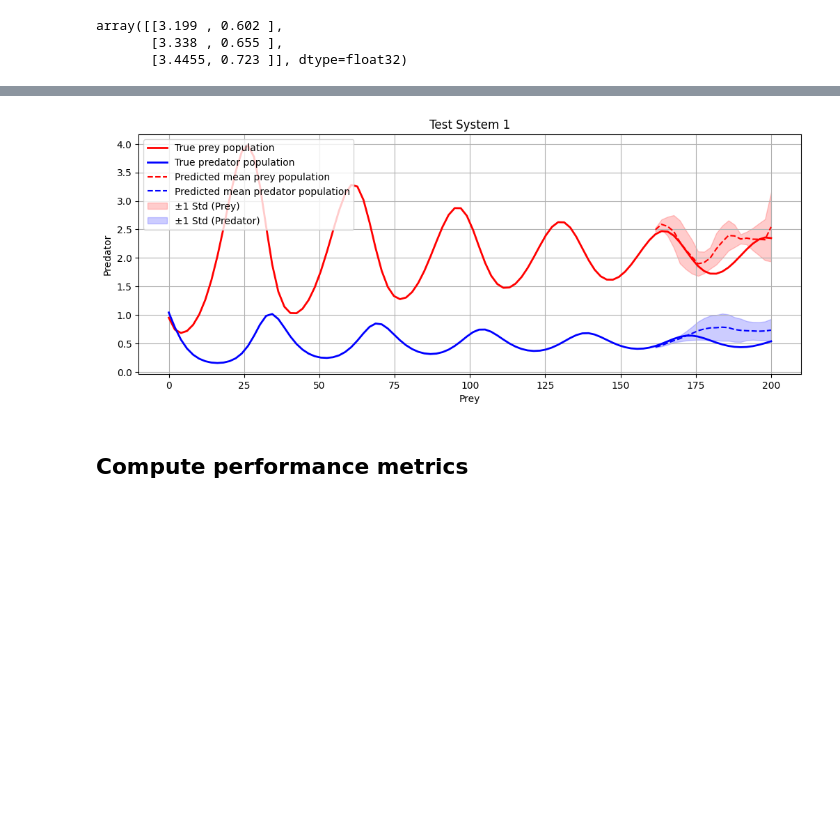
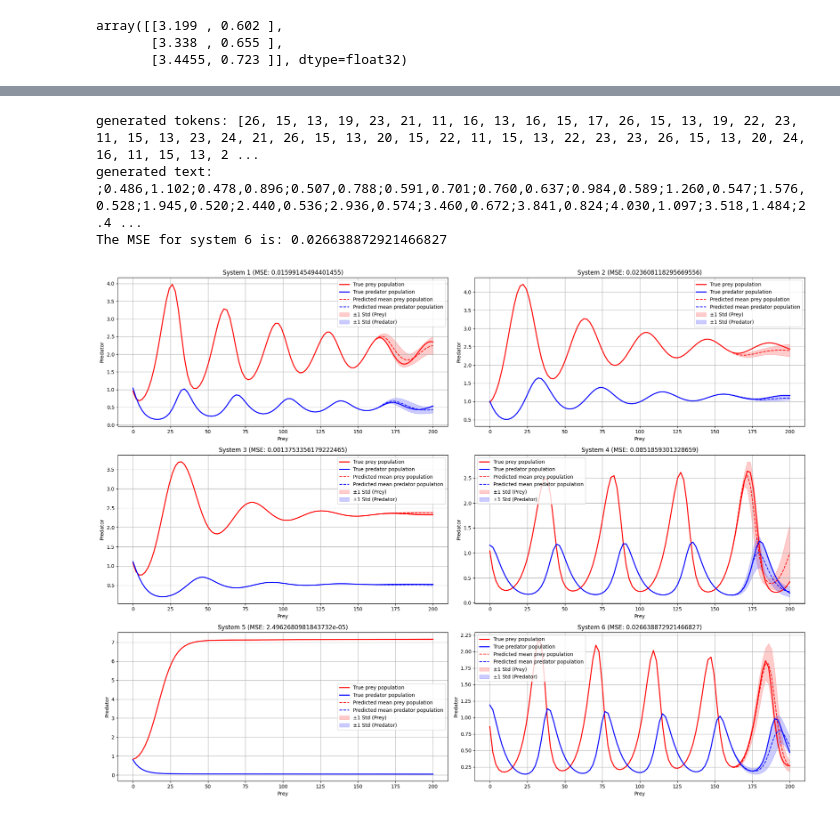
Before and after one commit to liuzhimei/M2_coursework, a Jupyter notebook: lora.ipynb, the cells around one changed output, grey strips where cells are left out. Saved outputs shown, nothing was run; the diff lists cells and outputs as text; code cells hidden in the pictures; blank space fills up the shorter version.

```diff
--- a/lora.ipynb
+++ b/lora.ipynb
@@ -119,8 +119,7 @@ train_losses = []
 val_losses = []
 
 model.train()
-epochs = 2
-max_steps = 1000
+epochs = 10
 steps = 0
 
 # Training loop
@@ -128,7 +127,7 @@ for epoch in range(epochs):
     total_train_loss = 0
     num_batches_train = 0
 
-    progress_bar_train = tqdm(train_loader, desc="Training")
+    progress_bar_train = tqdm(train_loader, desc=f"Training: step {steps}")
     for (batch,) in progress_bar_train:
         torch.cuda.empty_cache()
 
@@ -155,7 +154,7 @@ for epoch in range(epochs):
 
     model.eval()
     total_val_loss = 0
-    num_batches_val = 0
+    # num_batches_val = 0
     with torch.no_grad():
         progress_bar_val = tqdm(val_loader, desc="Validating")
         for (batch,) in progress_bar_val:
@@ -165,7 +164,7 @@ for epoch in range(epochs):
             loss = outputs.loss
 
             total_val_loss += loss.item()
-            num_batches_val += 1
+            # num_batches_val += 1
 
     # avg_val_loss = total_val_loss / num_batches_val
     val_losses.append(total_val_loss / len(val_loader.dataset))
@@ -233,12 +240,12 @@ array([[3.199 , 0.602 ],
        [3.338 , 0.655 ],
        [3.4455, 0.723 ]], dtype=float32)
 # %%
-def plot_predictions(model, accelerator, tokenizer, decimals=3):
-    plt.figure(figsize=(20, 12))
+def plot_predictions(model, accelerator, tokenizer):
+    plt.figure(figsize=(20, 15))
 
     device = accelerator.device
 
-    for system_id in tqdm(range(1), desc="System"):
+    for system_id in tqdm(range(6), desc="System"):
         prey = trajectories[system_id, :, 0] # a list of 100 points for population of prey
         predator = trajectories[system_id, :, 1] # a list of 100 points for population of predator
 
@@ -249,8 +256,8 @@ def plot_predictions(model, accelerator, tokenizer, decimals=3):
         tokenized_input = tokenize_sequence(preprocessed_text)  # use Qwen2.5 to tokenize the text (looks like [17, 13, ...])
 
         # Generate predictions (repeat for stochastic models to get variance)
-        num_samples = 3  # Number of samples to estimate uncertainty
-        num_tokens = 500 # predict 20 time steps need 240 tokens (for decimal=3)
+        num_samples = 10  # Number of samples to estimate uncertainty
+        num_tokens = 500 # predict 20 time steps need many tokens (for decimal=3)
         preds = []
 
         for _ in range(num_samples):
@@ -282,11 +289,22 @@ def plot_predictions(model, accelerator, tokenizer, decimals=3):
             generated_series = decode_time_series(generated_text)  # Convert texts back to numerical series and truncate the series at 100 time step
             # print(f"generated time series: {generated_series}")
 
-            preds.append(generated_series)
+            # Only add if the shape is correct and no NaNs are present
+            if generated_series is not None and generated_series.shape == (20, 2) and not np.isnan(generated_series).any():
+                preds.append(generated_series)
+            else:
+                print(f"Skipping invalid sample with shape: {generated_series.shape}")
+
 
         preds = np.array(preds)  # Shape: (num_samples, T=20, 2)
         mean_pred = np.mean(preds, axis=0)
         std_pred = np.std(preds, axis=0)
+
+        # Calculate the MSE for each system
+        prey_mse = np.mean((mean_pred[:, 0] - prey[80:]) ** 2)
+        predator_mse = np.mean((mean_pred[:, 1] - predator[80:]) ** 2)
+        total_mse = prey_mse + predator_mse
+        print(f"The MSE for system {system_id + 1} is: {total_mse}")
 
         # Plot true series
         plt.subplot(3, 2, system_id + 1)
@@ -309,7 +327,7 @@ def plot_predictions(model, accelerator, tokenizer, decimals=3):
                  color='blue', alpha=0.2, label='±1 Std (Predator)')
 
 
-        plt.title(f'System {system_id + 1}')
+        plt.title(f'System {system_id + 1} (MSE: {total_mse})')
         plt.xlabel('Prey')
         plt.ylabel('Predator')
         plt.legend()
@@ -320,5 +338,5 @@ def plot_predictions(model, accelerator, tokenizer, decimals=3):
 
 # Call the function after training with tokenization
 accelerator = Accelerator()
-plot_predictions(model, test_texts, accelerator, tokenizer)
+plot_predictions(model, accelerator, tokenizer)
 # %% [output]
@@ -331,3 +448,4 @@ generated text: ;5.069,0.904;5.382,0.965;5.348,1.066;5.150,1.177;4.675,1.302;4.2
+generated tokens: [26, 15, 13, 19, 23, 21, 11, 16, 13, 16, 15, 17, 26, 15, 13, 19, 22, 23, 11, 15, 13, 23, 24, 21, 26, 15, 13, 20, 15, 22, 11, 15, 13, 22, 23, 23, 26, 15, 13, 20, 24, 16, 11, 15, 13, 2 ...
+generated text: ;0.486,1.102;0.478,0.896;0.507,0.788;0.591,0.701;0.760,0.637;0.984,0.589;1.260,0.547;1.576,0.528;1.945,0.520;2.440,0.536;2.936,0.574;3.460,0.672;3.841,0.824;4.030,1.097;3.518,1.484;2.4 ...
+The MSE for system 6 is: 0.026638872921466827
-[figure, old version]
+[figure, new version]
-# %% [markdown]
-## Compute performance metrics
```
Also changed, not shown: parts of 5 cells of this notebook.
